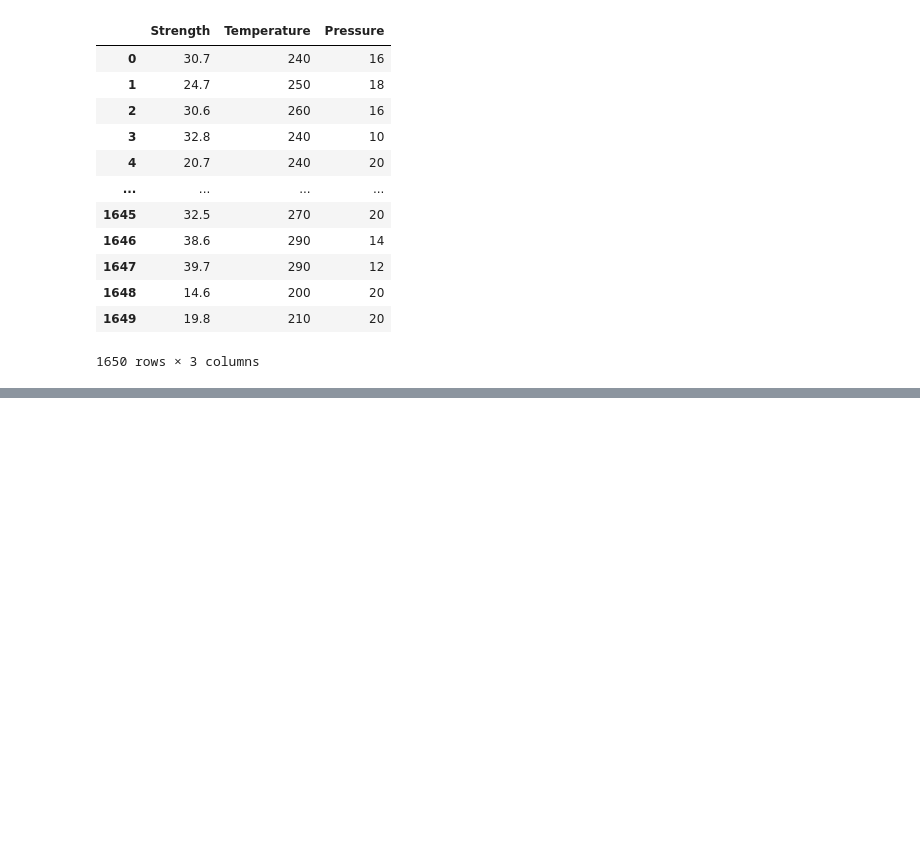
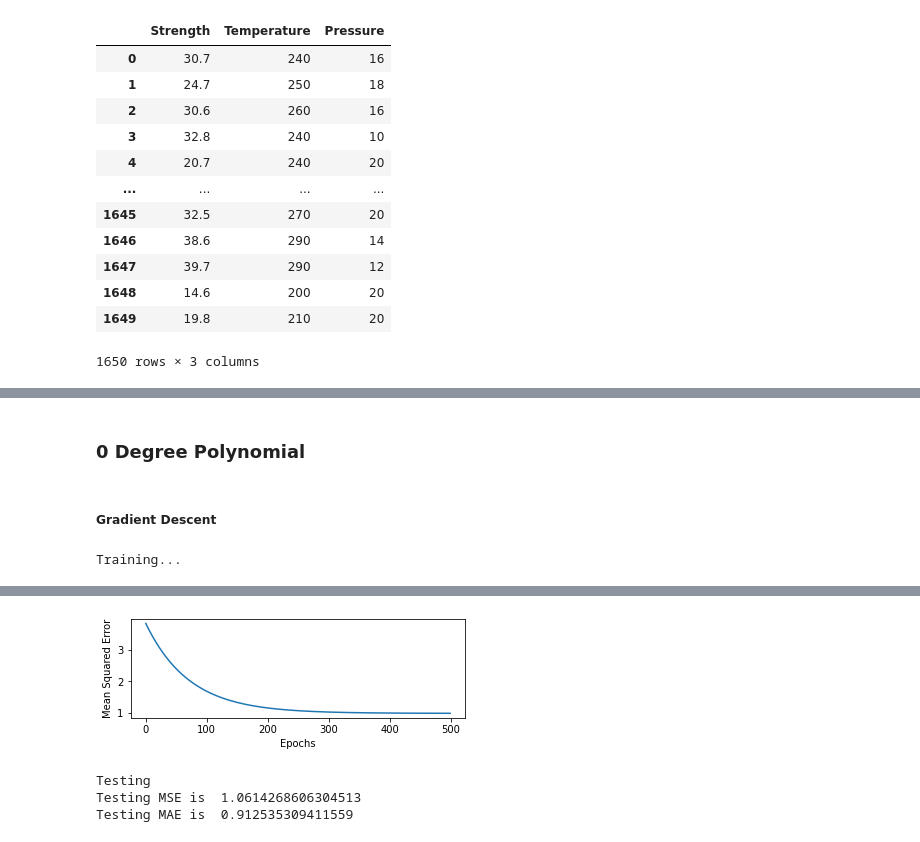
Before and after one commit to vineet891/FODS-Assignment, a Jupyter notebook: Assignment1/FODS_A1_a.ipynb, the cells around one changed output, grey strips where cells are left out. Saved outputs shown, nothing was run; the diff lists cells and outputs as text; code cells hidden in the pictures; blank space fills up the shorter version.

```diff
--- a/Assignment1/FODS_A1_a.ipynb
+++ b/Assignment1/FODS_A1_a.ipynb
@@ -115,10 +108,0 @@ plt.show()
-# %%
-#transform the data to degree n
-def transform(X,degree):
-  X_trans = np.ones((len(X[:,1]), 1), dtype=int)
-  for i in range(degree+1):
-    for j in range(degree+1-i):
-      if i!=0 or j!=0:
-        t = np.array([np.multiply(np.power(X[:,0],i),np.power(X[:,-1],j))])
-        X_trans = np.concatenate((X_trans, t.T), axis=1)
-  return X_trans
@@ -1685,0 +299,12 @@ class PolynomialRegression():
+# %% [markdown]
+### 0 Degree Polynomial
+# %% [markdown]
+##### Gradient Descent
+# %%
+GD0 = PolynomialRegression(0)
+x_train_trans_0 = GD0.transform(train_X)
+GD0.fit(x_train_trans_0, train_y, epochs = 500, learning='GD', learning_rate=0.01)
+x_test_trans_0 = GD0.transform(test_X)
+GD0.evaluate(x_test_trans_0 , test_y)
+# %% [output]
+Training...
@@ -1685,0 +321,4 @@ class PolynomialRegression():
+[figure, added]
+Testing
+Testing MSE is  1.0614268606304513
+Testing MAE is  0.912535309411559
```
Also changed, not shown: parts of 228 cells of this notebook.
